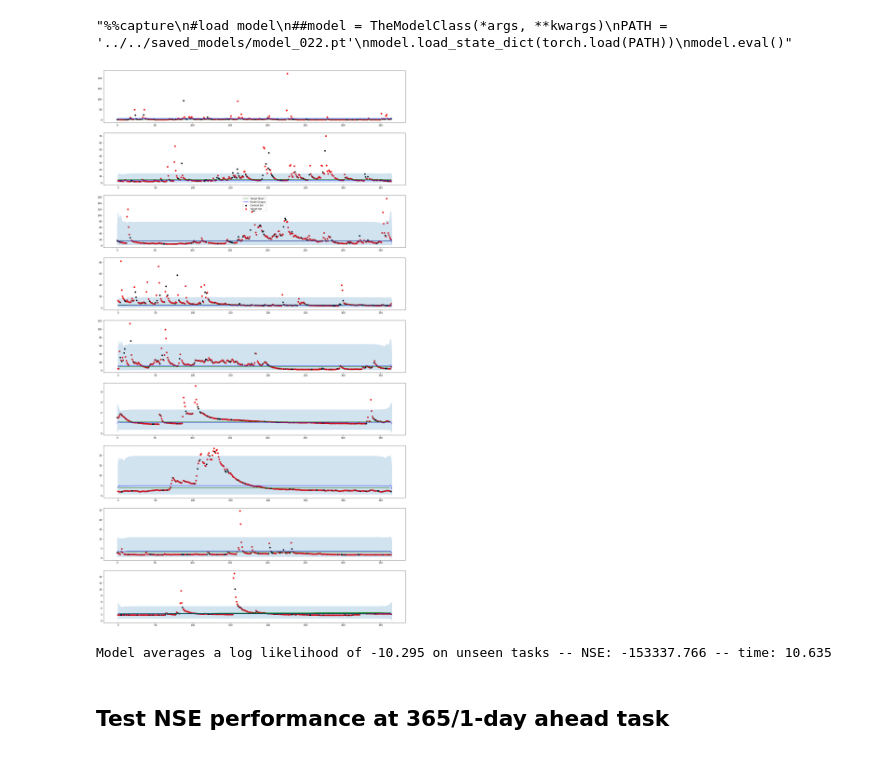
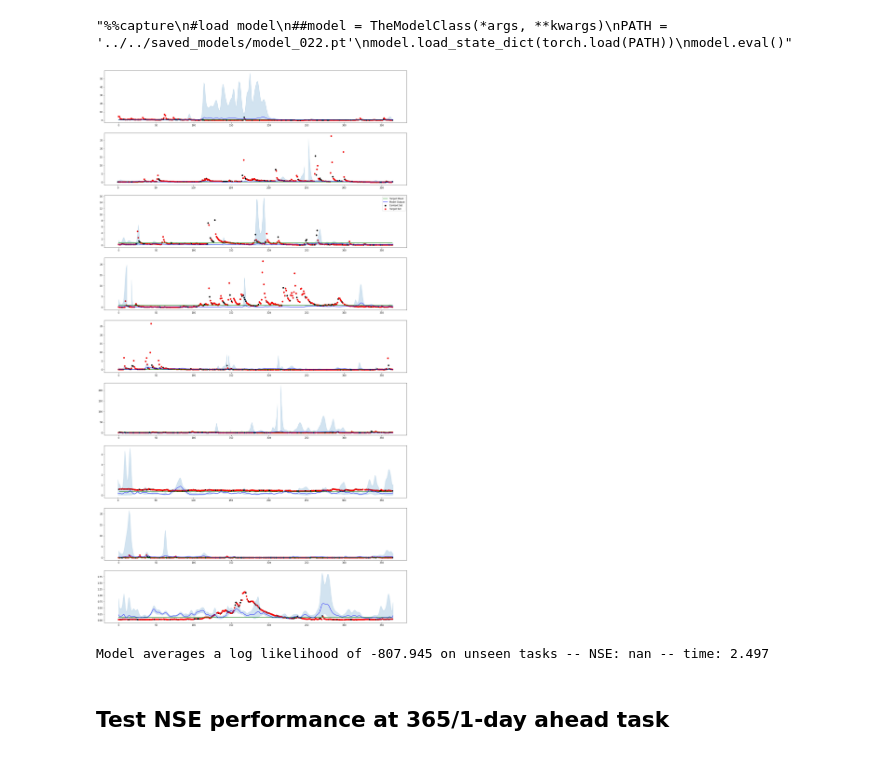
Before and after one commit to mgironamata/convcnp, a Jupyter notebook: convcnp_clean.ipynb, the cells around one changed output. Cells and saved outputs as stored; diff of their text form; code cells hidden in the pictures.

```diff
--- a/convcnp_clean.ipynb
+++ b/convcnp_clean.ipynb
@@ -301,8 +326,8 @@ df_att.describe()
 gen = convcnp.data_hydro_2_extended.HydroGenerator(
                                             dataframe=df_train,
                                             df_att = df_att,
-                                            batch_size = 32,
-                                            num_tasks = 128,
+                                            batch_size = 16*4,
+                                            num_tasks = 256,
                                             channels_c = context_channels,
                                             channels_t = target_channels,
                                             channels_att = attributes,
@@ -359,9 +386,9 @@ The `RunningAverage` average object will maintain a running average of the negat
 # %%
 def rev_transform(x,a=0,b=0):
-    return rev_log_transform(x,e=1)
+    return rev_boxcox_transform(x,ld=lambda_OBS_RUN)
 
 def rev_transform_tensor(x):
-    return torch.exp(x)-1
+    return rev_boxcox_transform_tensor(x,ld=lambda_OBS_RUN)
 # %%
 import scipy.stats
 
@@ -387,7 +414,7 @@ def train(data, model, opt, dist='gaussian'):
         ravg.update(obj.item() / data.batch_size, data.batch_size)
         ravg_nse.update(obj_nse.item(), data.batch_size)
 
-        if step % 50 == 0:
+        if step % 10 == 0:
             print("step %s -- avg training loss is %.3f" % (step, ravg.avg))
 
     return ravg.avg, ravg_nse.avg
@@ -489,7 +516,7 @@ for run in RunBuilder.get_runs(params):
     # Initialize optimizer
     opt = torch.optim.Adam(model.parameters(), lr=LEARNING_RATE)
 
-    #train_obj_list, train_nse_list, epoch_list = [], [], []
+    train_obj_list, train_nse_list, epoch_list = [], [], []
 
     # Run the training loop.
     for epoch in range(NUM_EPOCHS):
@@ -560,10 +600,10 @@ model.eval()"""
 df_test = df_test_both
 # %%
 # Instantiate data generator for testing.
-NUM_TEST_TASKS = 16
+NUM_TEST_TASKS = 2
 gen_test = convcnp.data_hydro_2_extended.HydroGenerator(
                                             dataframe=df_test,
-                                            df_att = df_att_n,
+                                            df_att = df_att,
                                             batch_size = 16,
                                             num_tasks = NUM_TEST_TASKS,
                                             channels_c = context_channels,
@@ -581,33 +621,33 @@ gen_test = convcnp.data_hydro_2_extended.HydroGenerator(
                                             max_test_points=max_test_points)
 
 # Compute average task log-likelihood.
 ravg = RunningAverage()
 ravg_nse = RunningAverage()
 model.eval()
 start = time.time()
 with torch.no_grad():
     for step, task in enumerate(gen_test):
         y_mean, y_std = model(task['x_context'], task['y_context'], task['x_target'],task['y_att'], task['feature'], task['m'], embedding=feature_embedding_flag)
 
         if dist == 'gaussian':
             obj = -gaussian_logpdf(task['y_target'], y_mean, y_std, 'batched_mean')
             y_mean, y_std = gamma_stats(y_mean, y_std)
         elif diat == 'gamma':
             obj = -gamma_logpdf(task['y_target'], y_mean, y_std, 'batched_mean')
 
         obj_nse = NSE.nse_tensor(rev_transform_tensor(task['y_target']),rev_transform_tensor(task['y_target_val']),rev_transform_tensor(y_mean))
         ravg.update(obj.item() / gen_test.batch_size, gen_test.batch_size)
         ravg_nse.update(obj_nse.item(), gen_test.batch_size)
 
     fig = plt.figure(figsize=(24, 45))
     for i in range(9):
         plt.subplot(9, 1, i + 1)
         plot_model_task(model, task, timeslice, idx=i, legend=i==2)
     plt.show()
 
 elapsed = time.time() - start
 print('Model averages a log likelihood of %.3f on unseen tasks -- NSE: %.3f -- time: %.3f' % (-ravg.avg, ravg_nse.avg, elapsed))
 # %% [output]
-[figure, old version]
+[figure, new version]
-Model averages a log likelihood of -10.295 on unseen tasks -- NSE: -153337.766 -- time: 10.635
+Model averages a log likelihood of -807.945 on unseen tasks -- NSE: nan -- time: 2.497
 # %%
```
Also changed, not shown: parts of 19 cells of this notebook, 2 other files.
